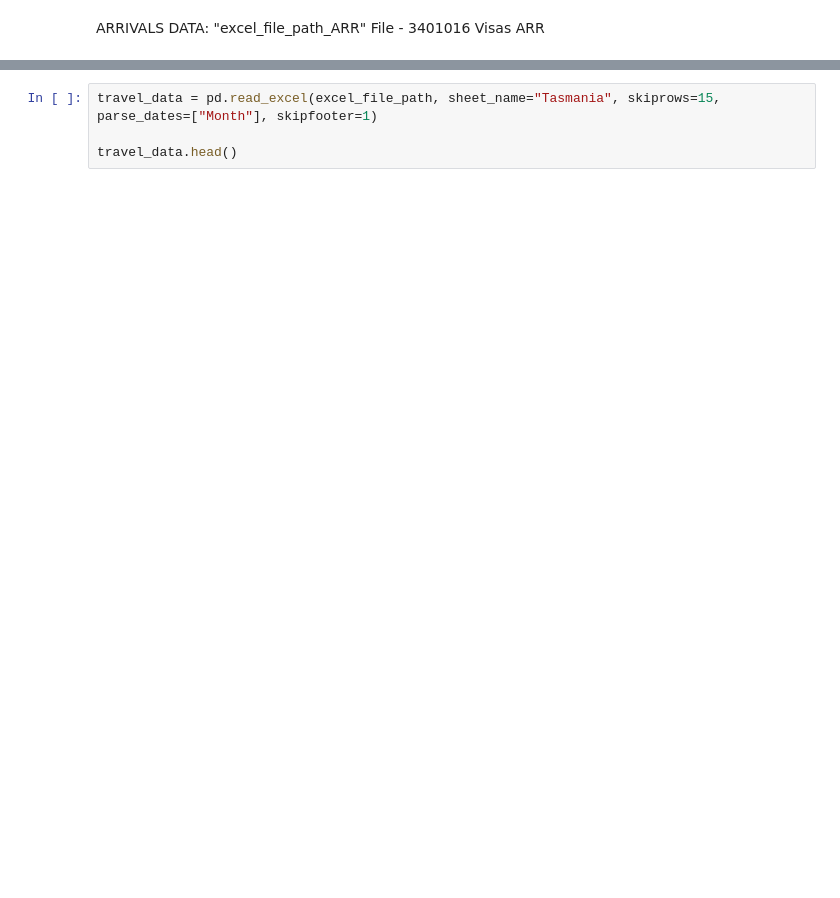
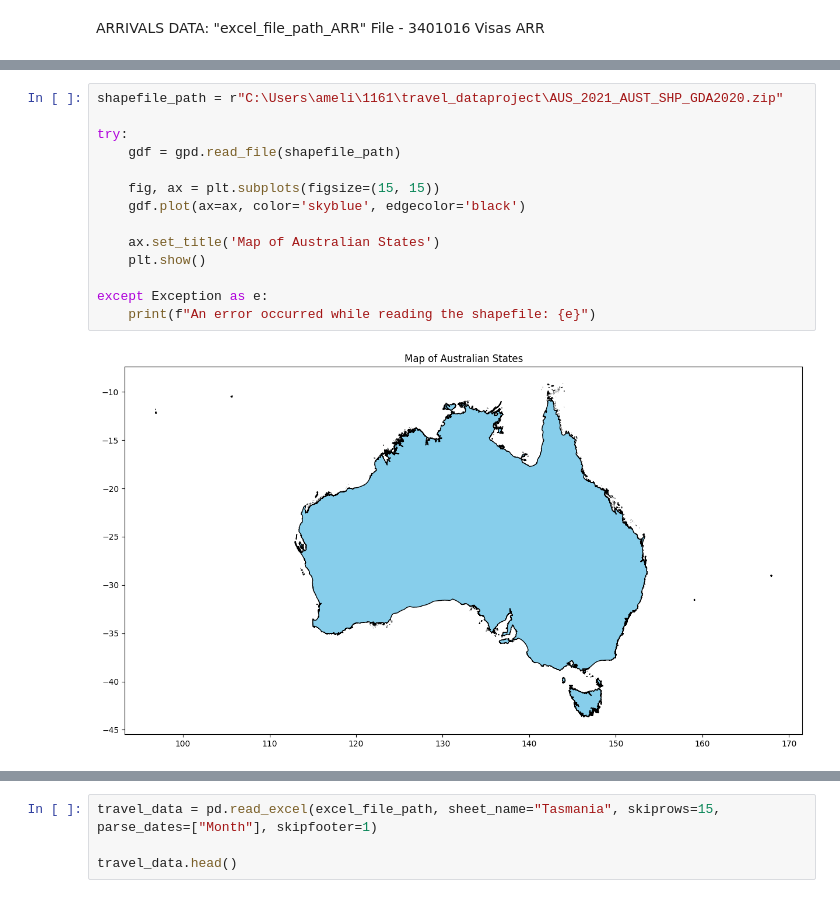
Before and after one commit to amelia-hov/travel_dataproject, a Jupyter notebook: data_introduction/basic_pandas.ipynb, the cells around one changed output, grey strips where cells are left out. Saved outputs shown, nothing was run; the diff lists cells and outputs as text; blank space fills up the shorter version.

```diff
--- a/data_introduction/basic_pandas.ipynb
+++ b/data_introduction/basic_pandas.ipynb
@@ -72 +71,17 @@ travel_data.head(60-100)
+# %%
+shapefile_path = r"C:\Users\ameli\1161\travel_dataproject\AUS_2021_AUST_SHP_GDA2020.zip"
+
+try:
+    gdf = gpd.read_file(shapefile_path)
+
+    fig, ax = plt.subplots(figsize=(15, 15))
+    gdf.plot(ax=ax, color='skyblue', edgecolor='black')
+
+    ax.set_title('Map of Australian States')
+    plt.show()
+
+except Exception as e:
+    print(f"An error occurred while reading the shapefile: {e}")
+# %% [output]
+[figure, added]
 # %%
```
Also changed, not shown: parts of 5 cells of this notebook, 2 other files.
